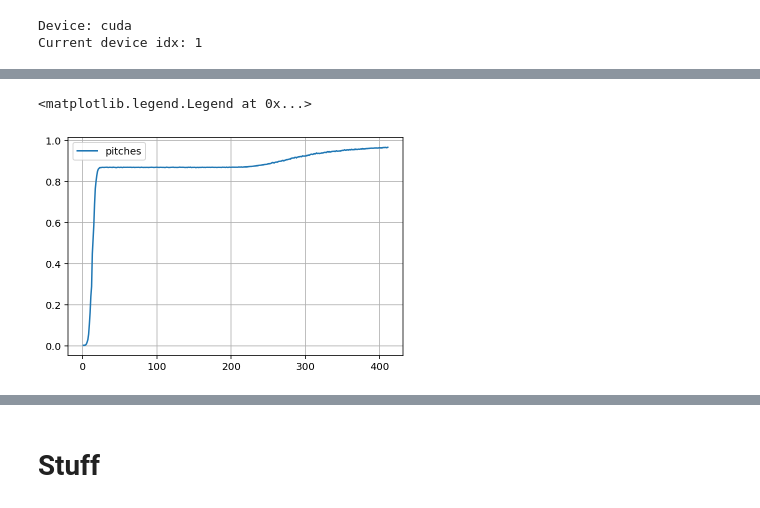
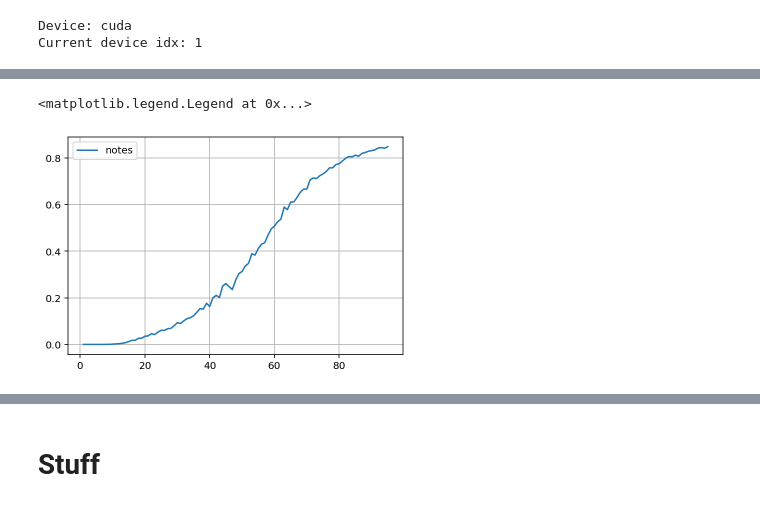
Before and after one commit to EmanueleCosenza/polyphemus, a Jupyter notebook: midi.ipynb, the cells around one changed output, grey strips where cells are left out. Saved outputs shown, nothing was run; the diff lists cells and outputs as text; code cells hidden in the pictures.

```diff
--- a/midi.ipynb
+++ b/midi.ipynb
@@ -1192,14 +1179,14 @@ plt.legend()
 # %%
 accs = checkpoint['accuracies']
-#plt.plot(range(1, len(accs['notes'])+1), accs['notes'], label='notes')
+plt.plot(range(1, len(accs['notes'])+1), accs['notes'], label='notes')
 #plt.plot(range(1, len(accs['acts'])+1), accs['acts'], label='acts')
 #plt.plot(range(1, len(accs['pitches'])+1), accs['pitches'], label='pitches')
 #plt.plot(range(1, len(accs['dur'])+1), accs['dur'], label='dur')
 plt.grid()
 plt.legend()
 # %% [output]
 <matplotlib.legend.Legend at 0x...>
-[figure, old version]
+[figure, new version]
 # %%
 plt.plot(range(1, len(checkpoint['lrs'])+1), checkpoint['lrs'], label='lr')
 plt.grid()
```
Also changed, not shown: parts of 7 cells of this notebook.
